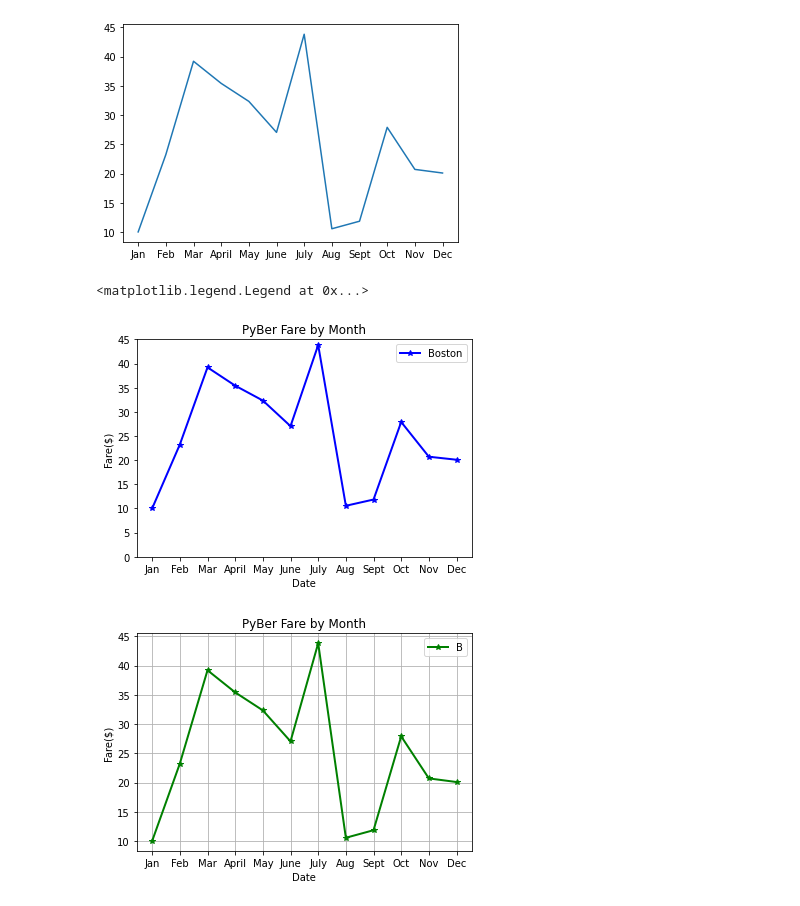
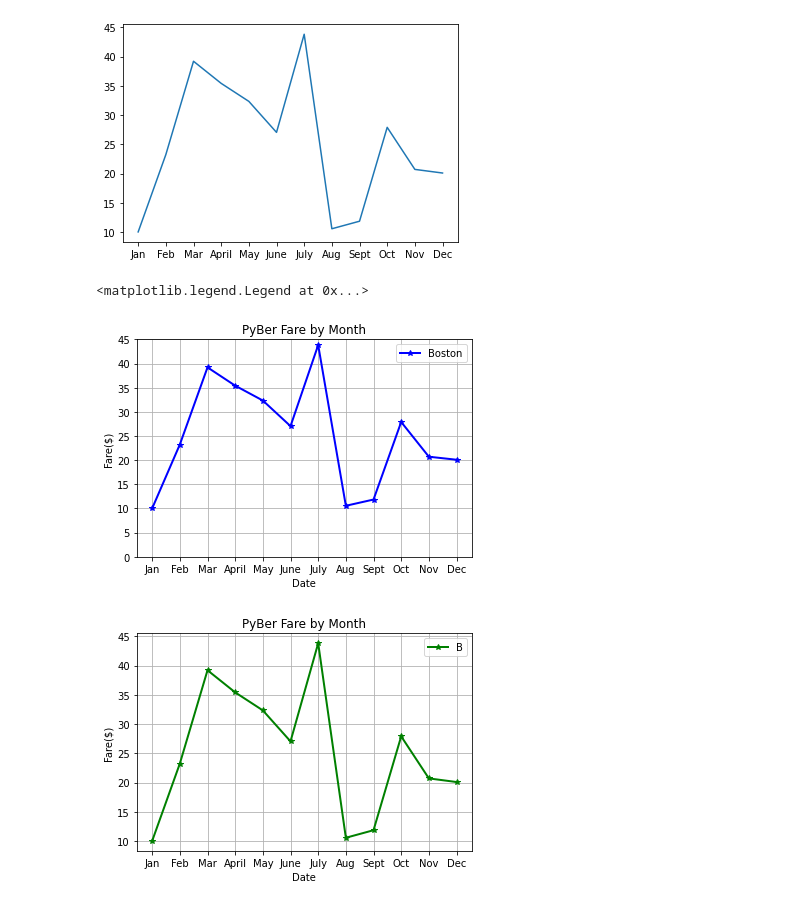
Before and after one commit to budhwarstuti/PyBer_Analysis, a Jupyter notebook: matplotlib_practice.ipynb, the cells around one changed output. Saved outputs shown, nothing was run; the diff lists cells and outputs as text; code cells hidden in the pictures.

Commit message:
added line chart and bar chart

```diff
--- a/matplotlib_practice.ipynb
+++ b/matplotlib_practice.ipynb
@@ -54,22 +54,25 @@ plt.show()
 # %%
 # Create the plot and add a label for the legend.
 plt.plot(x_axis, y_axis, marker="*", color="blue", linewidth=2, label='Boston')
 
 # Create labels for the x and y axes.
 plt.xlabel("Date")
 plt.ylabel("Fare($)")
 
 # Set the y limit between 0 and 45.
 plt.ylim(0, 45)
 
 # Create a title
 plt.title("PyBer Fare by Month")
 
+# Add a grid.
+plt.grid()
+
 # Add the legend.
 plt.legend()
 # %% [output]
 <matplotlib.legend.Legend at 0x...>
-[figure, old version]
+[figure, new version]
 # %%
 # Using the object-oriented approach, make the following changes to your line chart:
 fig = plt.figure()
```
Also changed, not shown: parts of 7 cells of this notebook.
